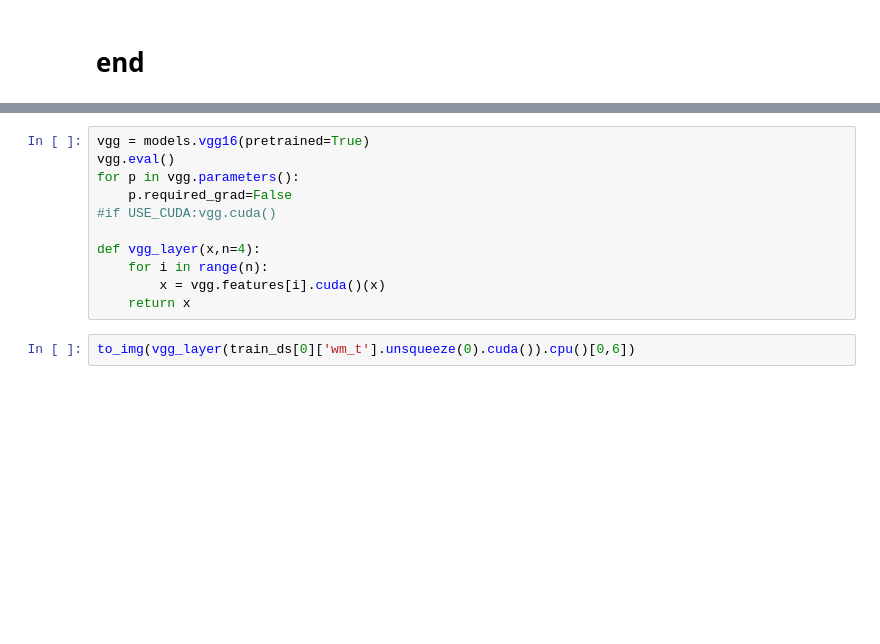
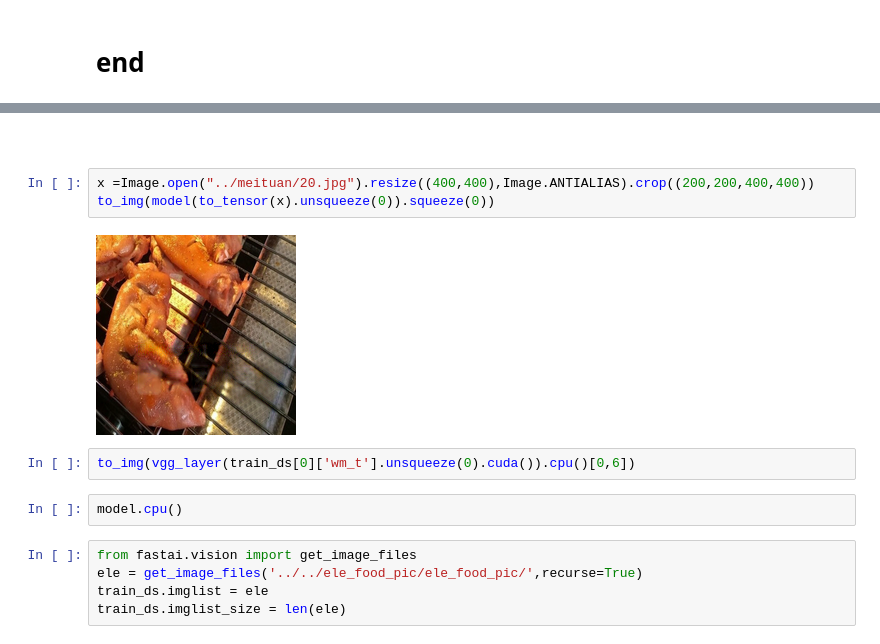
Before and after one commit to sharpcao/batch_add_mark, a Jupyter notebook: gen_wm_pic.ipynb, the cells around one changed output, grey strips where cells are left out. Saved outputs shown, nothing was run; the diff lists cells and outputs as text; blank space fills up the shorter version.

```diff
--- a/gen_wm_pic.ipynb
+++ b/gen_wm_pic.ipynb
@@ -138,13 +179,16 @@ to_img(train_ds[0]['wm_t'])
-# %%
-vgg = models.vgg16(pretrained=True)
-vgg.eval()
-for p in vgg.parameters():
-    p.required_grad=False
-#if USE_CUDA:vgg.cuda()
-
-def vgg_layer(x,n=4):
-    for i in range(n):
-        x = vgg.features[i].cuda()(x)
-    return x
+# %% [markdown]
+#
+# %%
+x =Image.open("../meituan/20.jpg").resize((400,400),Image.ANTIALIAS).crop((200,200,400,400))
+to_img(model(to_tensor(x).unsqueeze(0)).squeeze(0))
+# %% [output]
+[figure, added]
 # %%
 to_img(vgg_layer(train_ds[0]['wm_t'].unsqueeze(0).cuda()).cpu()[0,6])
+# %%
+model.cpu()
+# %%
+from fastai.vision import get_image_files
+ele = get_image_files('../../ele_food_pic/ele_food_pic/',recurse=True)
+train_ds.imglist = ele
+train_ds.imglist_size = len(ele)
```
Also changed, not shown: parts of 12 cells of this notebook, 3 other files.
